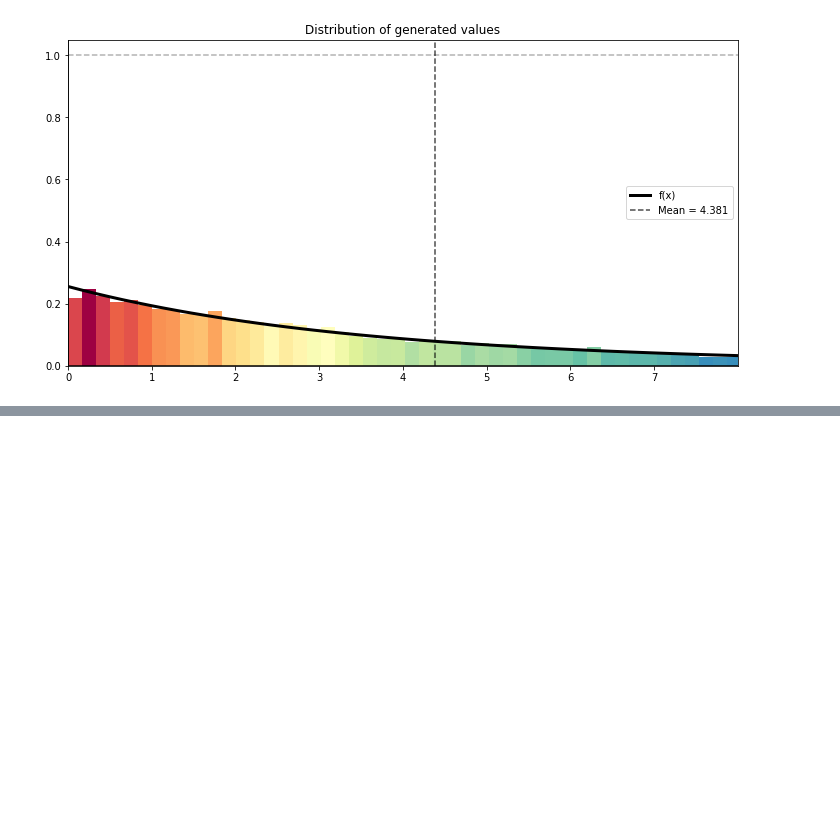
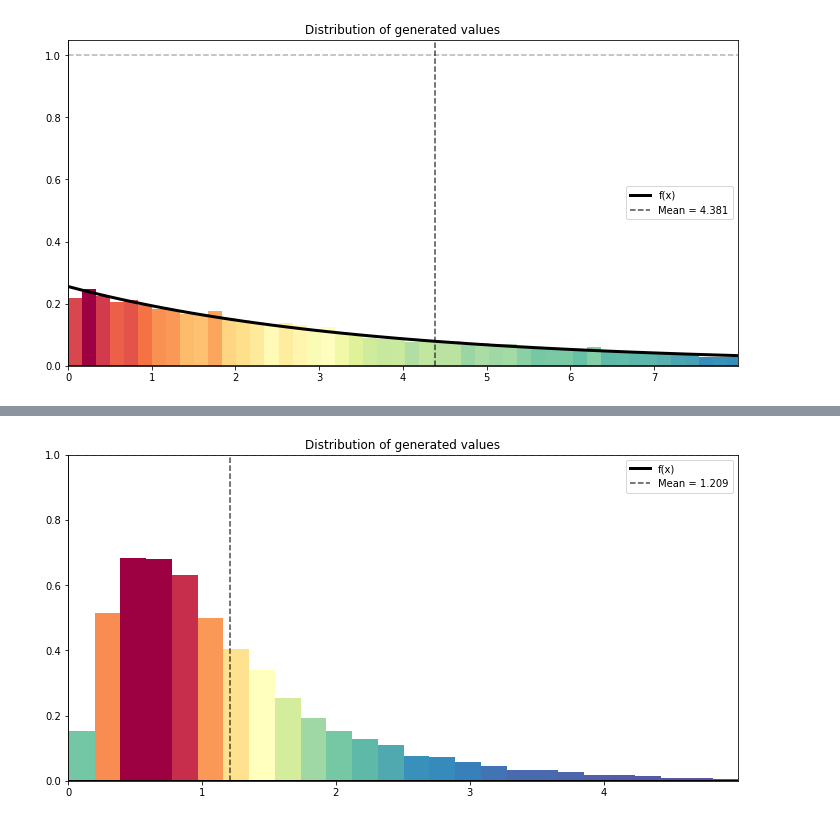
Before and after one commit to git-lu/models-and-simulations, a Jupyter notebook: exguide5.ipynb, the cells around one changed output, grey strips where cells are left out. Drawn from its saved outputs; the diff is of its cells as text; code cells hidden in the pictures; blank space fills up the shorter version.

```diff
--- a/exguide5.ipynb
+++ b/exguide5.ipynb
@@ -477,0 +591,18 @@ composition.plot(10000,bins=300)
+# %%
+def generateM():
+    return max(Exponential(1).gen(),Exponential(2).gen(),Exponential(3).gen())
+
+def generatem():
+    return min(Exponential(1).gen(),Exponential(2).gen(),Exponential(3).gen())
+# %%
+def maxExp(x):
+    x = (max(Exponential(1).pdf[1](x),Exponential(2).pdf[1](x),Exponential(3).pdf[1](x)))
+    return x
+pdf = [0,lambda x: maxExp(x)]
+x = np.linspace(0,5)
+conds = [x<0,x>=0]
+maxGen = Generator(pdf=[0,0],conds=conds,generator=generateM,x_lim=(0,5))
+# %%
+maxGen.plot(10000,bins=60)
+# %% [output]
+[figure, added]
```
Also changed, not shown: parts of 19 cells of this notebook, 1 other file.
